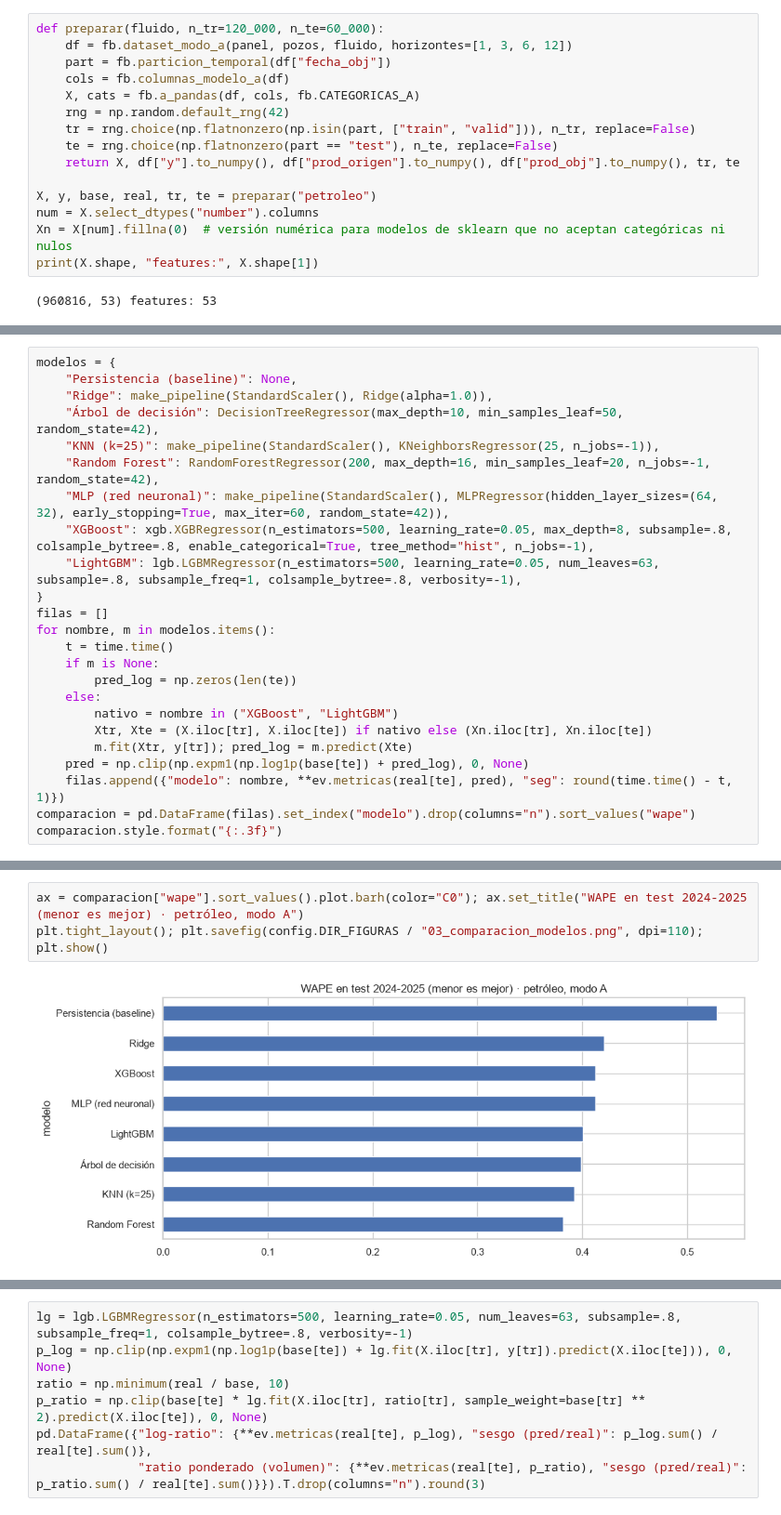
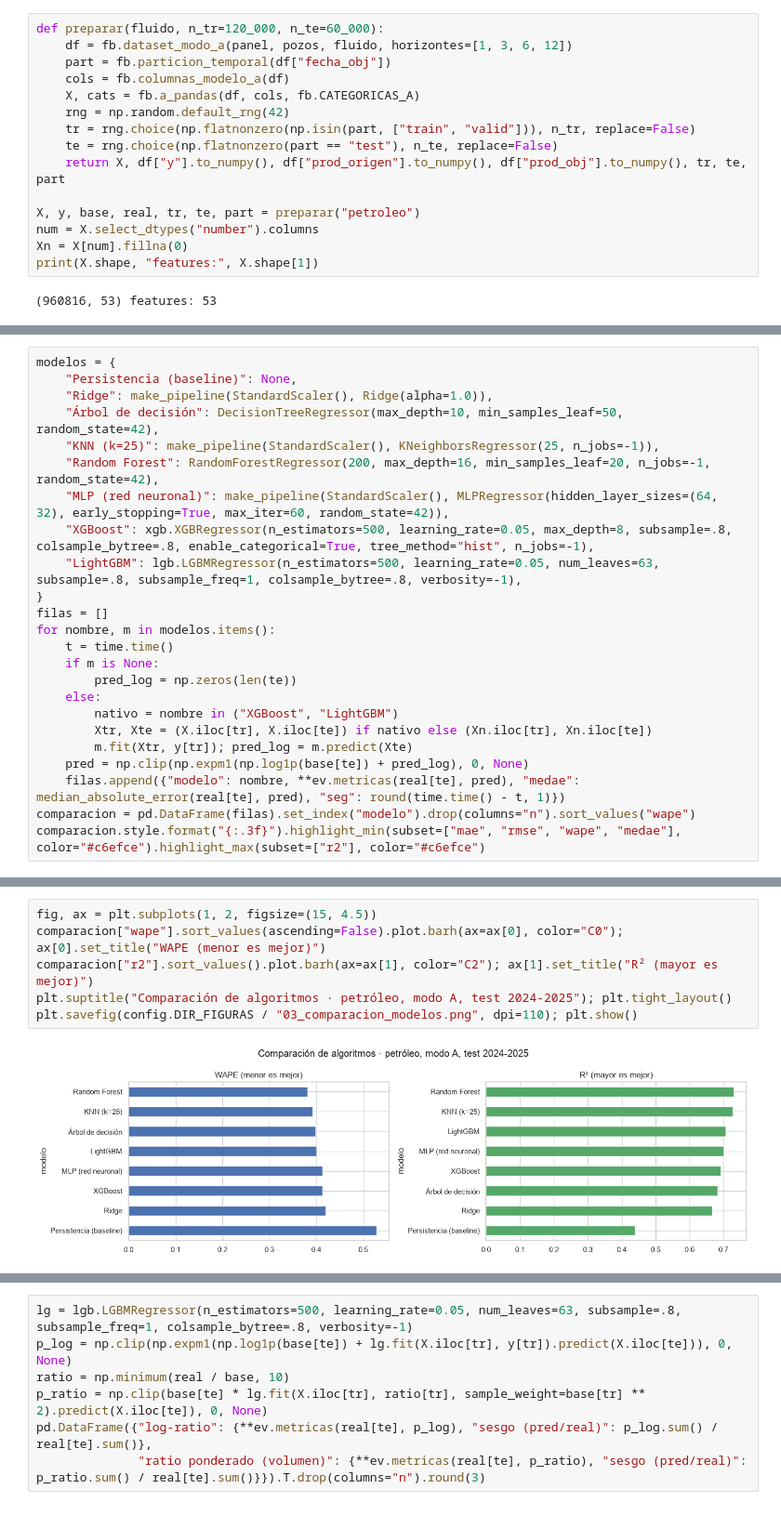
Before and after one commit to cristian-aguilera-ing/proyecto-ds-ypf, a Jupyter notebook: notebooks/03_modelado_supervisado.ipynb, the cells around one changed output, grey strips where cells are left out. Shown at 93% size. Cells and saved outputs as stored; diff of their text form.

```diff
--- a/notebooks/03_modelado_supervisado.ipynb
+++ b/notebooks/03_modelado_supervisado.ipynb
@@ -38,11 +60,11 @@ def preparar(fluido, n_tr=120_000, n_te=60_000):
     rng = np.random.default_rng(42)
     tr = rng.choice(np.flatnonzero(np.isin(part, ["train", "valid"])), n_tr, replace=False)
     te = rng.choice(np.flatnonzero(part == "test"), n_te, replace=False)
-    return X, df["y"].to_numpy(), df["prod_origen"].to_numpy(), df["prod_obj"].to_numpy(), tr, te
+    return X, df["y"].to_numpy(), df["prod_origen"].to_numpy(), df["prod_obj"].to_numpy(), tr, te, part
 
-X, y, base, real, tr, te = preparar("petroleo")
+X, y, base, real, tr, te, part = preparar("petroleo")
 num = X.select_dtypes("number").columns
-Xn = X[num].fillna(0)  # versión numérica para modelos de sklearn que no aceptan categóricas ni nulos
+Xn = X[num].fillna(0)
 print(X.shape, "features:", X.shape[1])
 # %% [output]
 (960816, 53) features: 53
@@ -67,7 +91,7 @@ for nombre, m in modelos.items():
         Xtr, Xte = (X.iloc[tr], X.iloc[te]) if nativo else (Xn.iloc[tr], Xn.iloc[te])
         m.fit(Xtr, y[tr]); pred_log = m.predict(Xte)
     pred = np.clip(np.expm1(np.log1p(base[te]) + pred_log), 0, None)
-    filas.append({"modelo": nombre, **ev.metricas(real[te], pred), "seg": round(time.time() - t, 1)})
+    filas.append({"modelo": nombre, **ev.metricas(real[te], pred), "medae": median_absolute_error(real[te], pred), "seg": round(time.time() - t, 1)})
 comparacion = pd.DataFrame(filas).set_index("modelo").drop(columns="n").sort_values("wape")
-comparacion.style.format("{:.3f}")
+comparacion.style.format("{:.3f}").highlight_min(subset=["mae", "rmse", "wape", "medae"], color="#c6efce").highlight_max(subset=["r2"], color="#c6efce")
 # %% [output]
@@ -84,6 +110,9 @@ comparacion.style.format("{:.3f}")
 # %%
-ax = comparacion["wape"].sort_values().plot.barh(color="C0"); ax.set_title("WAPE en test 2024-2025 (menor es mejor) · petróleo, modo A")
-plt.tight_layout(); plt.savefig(config.DIR_FIGURAS / "03_comparacion_modelos.png", dpi=110); plt.show()
+fig, ax = plt.subplots(1, 2, figsize=(15, 4.5))
+comparacion["wape"].sort_values(ascending=False).plot.barh(ax=ax[0], color="C0"); ax[0].set_title("WAPE (menor es mejor)")
+comparacion["r2"].sort_values().plot.barh(ax=ax[1], color="C2"); ax[1].set_title("R² (mayor es mejor)")
+plt.suptitle("Comparación de algoritmos · petróleo, modo A, test 2024-2025"); plt.tight_layout()
+plt.savefig(config.DIR_FIGURAS / "03_comparacion_modelos.png", dpi=110); plt.show()
 # %% [output]
-[figure, old version]
+[figure, new version]
 # %% [markdown]
```
Also changed, not shown: parts of 72 cells of this notebook, 39 other files.
